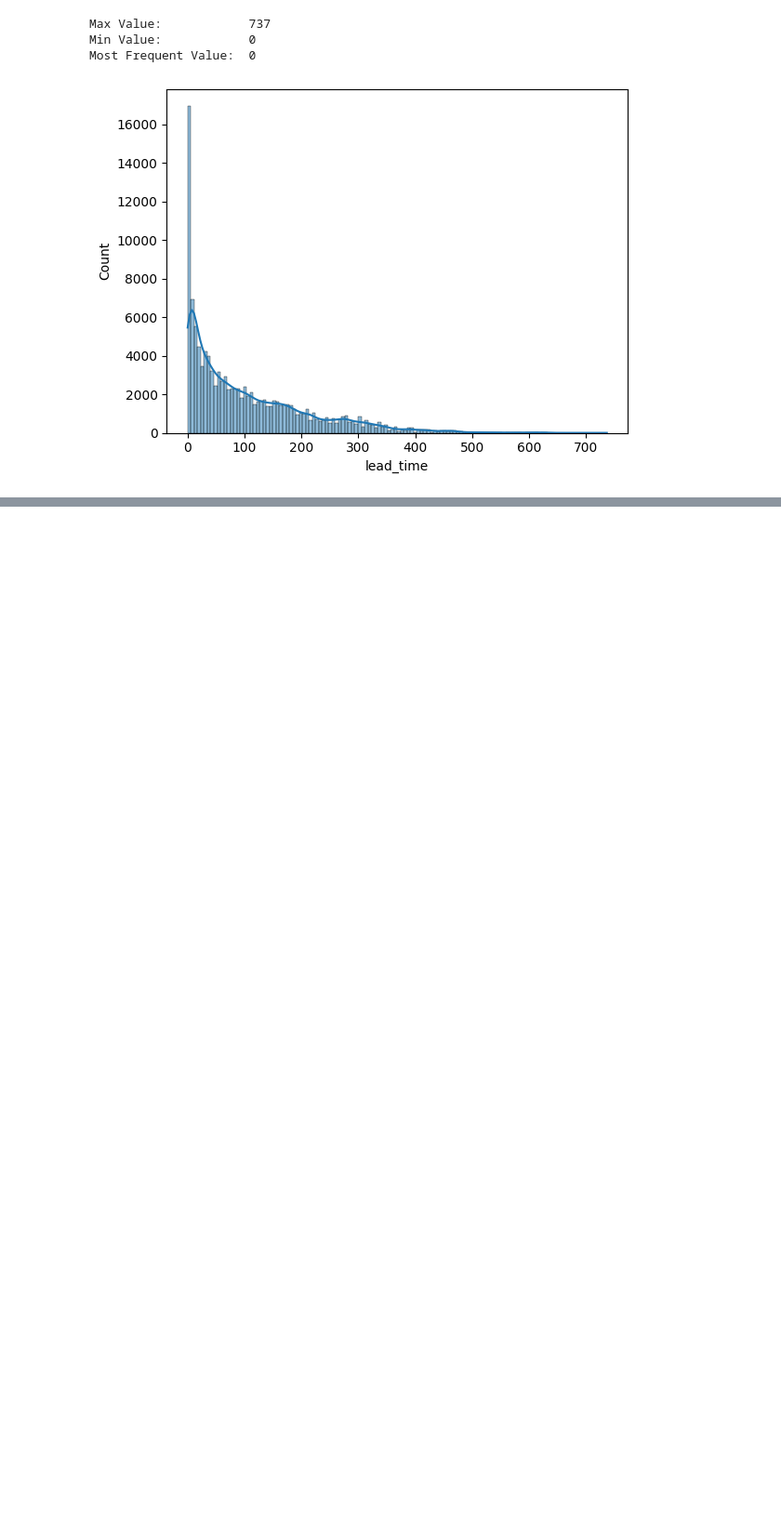
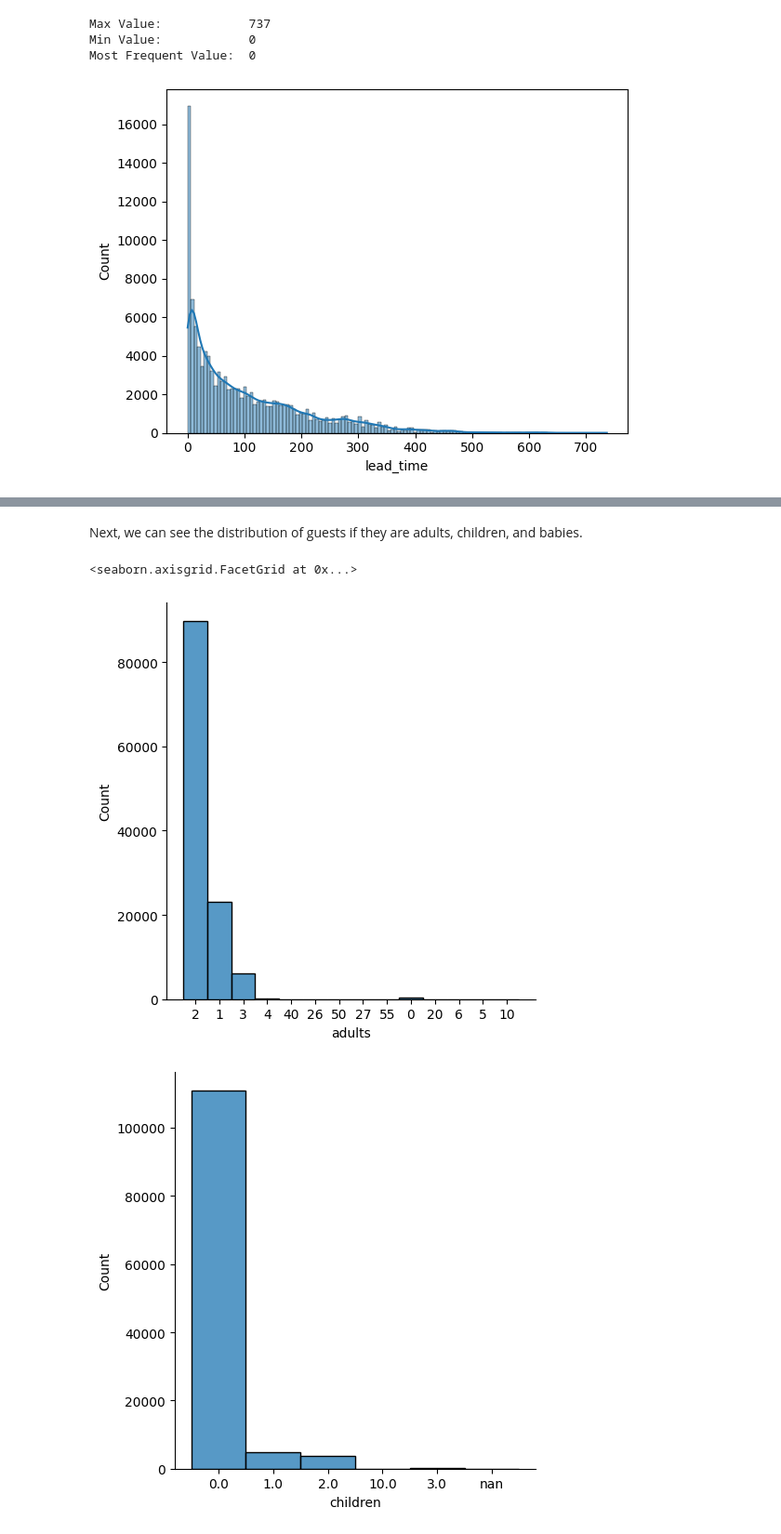
Before and after one commit to thadUra/ECS-171-Hotel-Cancellation, a Jupyter notebook: DataExplorationMilestone.ipynb, the cells around one changed output, grey strips where cells are left out. Shown at 93% size. Cells and saved outputs as stored; diff of their text form; code cells hidden in the pictures; blank space fills up the shorter version.

```diff
--- a/DataExplorationMilestone.ipynb
+++ b/DataExplorationMilestone.ipynb
@@ -59,0 +225,10 @@ Most Frequent Value:  0
+# %% [markdown]
+Next, we can see the distribution of guests if they are adults, children, and babies.
+# %%
+sns.displot(df['adults'].astype(str))
+sns.displot(df['children'].astype(str))
+sns.displot(df['babies'].astype(str))
+# %% [output]
+<seaborn.axisgrid.FacetGrid at 0x...>
+[figure, added]
+[figure, added]
```
Also changed, not shown: parts of 47 cells of this notebook, 3 other files.
